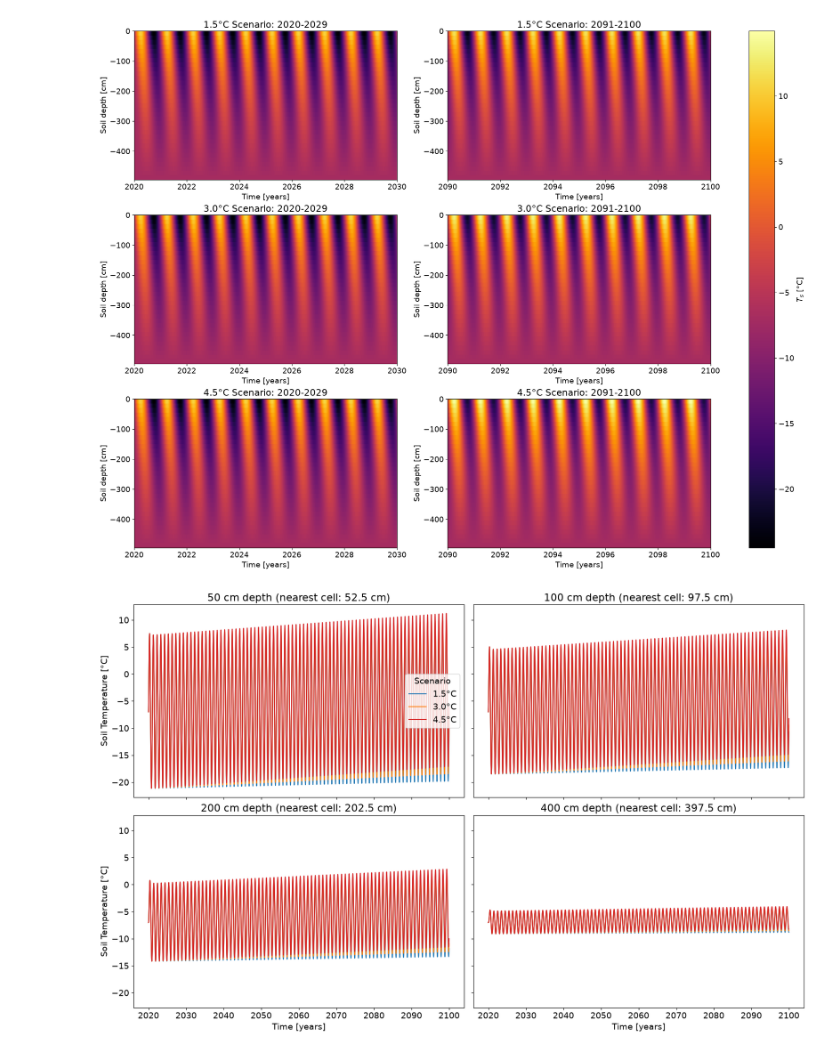
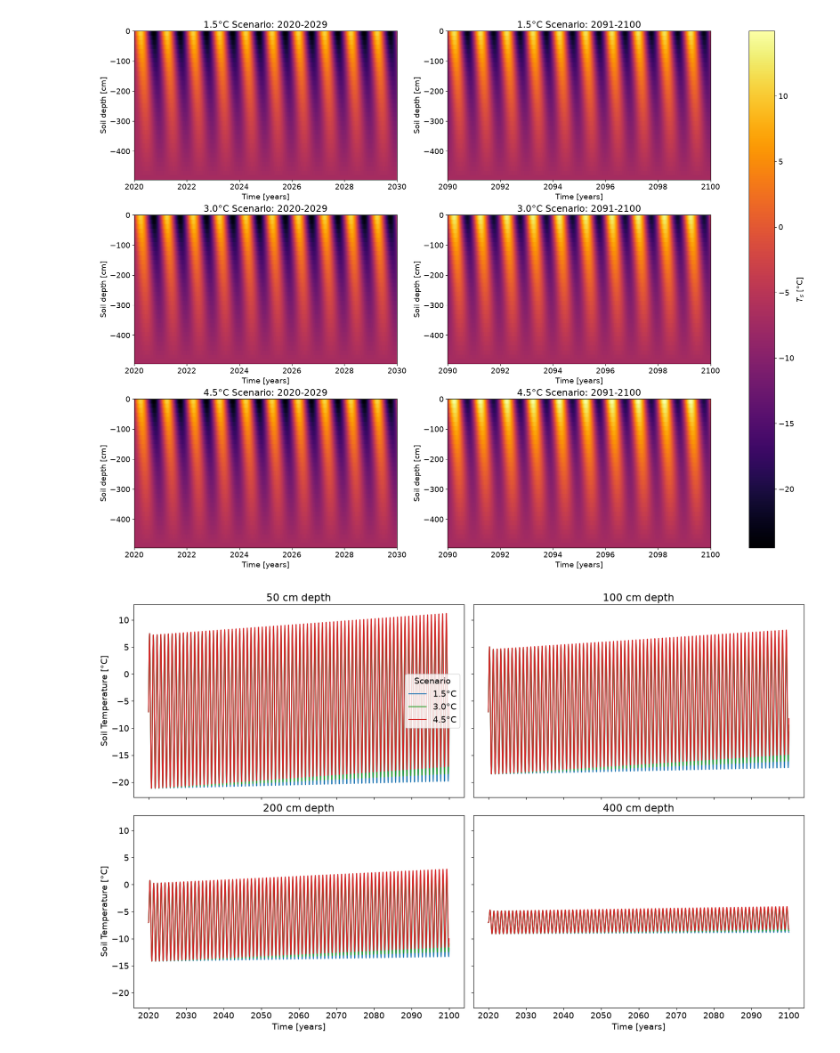
Before and after one commit to formiglik/Modelling_Class_Psets, a Jupyter notebook: Mod3/Kyle_mod03_1D-Diffusion-Assignment.ipynb, the cells around one changed output. Drawn from its saved outputs; the diff is of its cells as text; code cells hidden in the pictures.

```diff
--- a/Mod3/Kyle_mod03_1D-Diffusion-Assignment.ipynb
+++ b/Mod3/Kyle_mod03_1D-Diffusion-Assignment.ipynb
@@ -259,25 +259,25 @@ plt.show()
 # %%
 #showing temperature in each scenario at specific depths (rounded to the nearest cell)
 plt.rcParams.update({'font.size': 14})
 
 target_depths = [50.0, 100.0, 200.0, 400.0]
 iz_list = [(np.absolute(z - d)).argmin() for d in target_depths]
 
-scenario_colors = {'1.5°C': 'tab:blue', '3.0°C': 'tab:orange', '4.5°C': 'tab:red'}
+scenario_colors = {'1.5°C': 'tab:blue', '3.0°C': 'tab:green', '4.5°C': 'tab:red'}
 
 fig, axes = plt.subplots(2, 2, figsize=(16, 10), sharex=True, sharey=True, constrained_layout=True)
 
 for ax, target, iz in zip(axes.flat, target_depths, iz_list):
     for name, Ts_scn in scenario_Ts.items():
         ax.plot(t, Ts_scn[iz, :], color=scenario_colors[name], label=name)
-    ax.set_title(f'{target:.0f} cm depth (nearest cell: {z[iz]:.1f} cm)')
+    ax.set_title(f'{target:.0f} cm depth')
 
 for ax in axes[1, :]:
     ax.set_xlabel('Time [years]')
 for ax in axes[:, 0]:
     ax.set_ylabel('Soil Temperature [°C]')
 
 axes[0, 0].legend(title='Scenario')
 plt.show()
 # %% [output]
-[figure, old version]
+[figure, new version]
```
Also changed, not shown: parts of 2 cells of this notebook.
